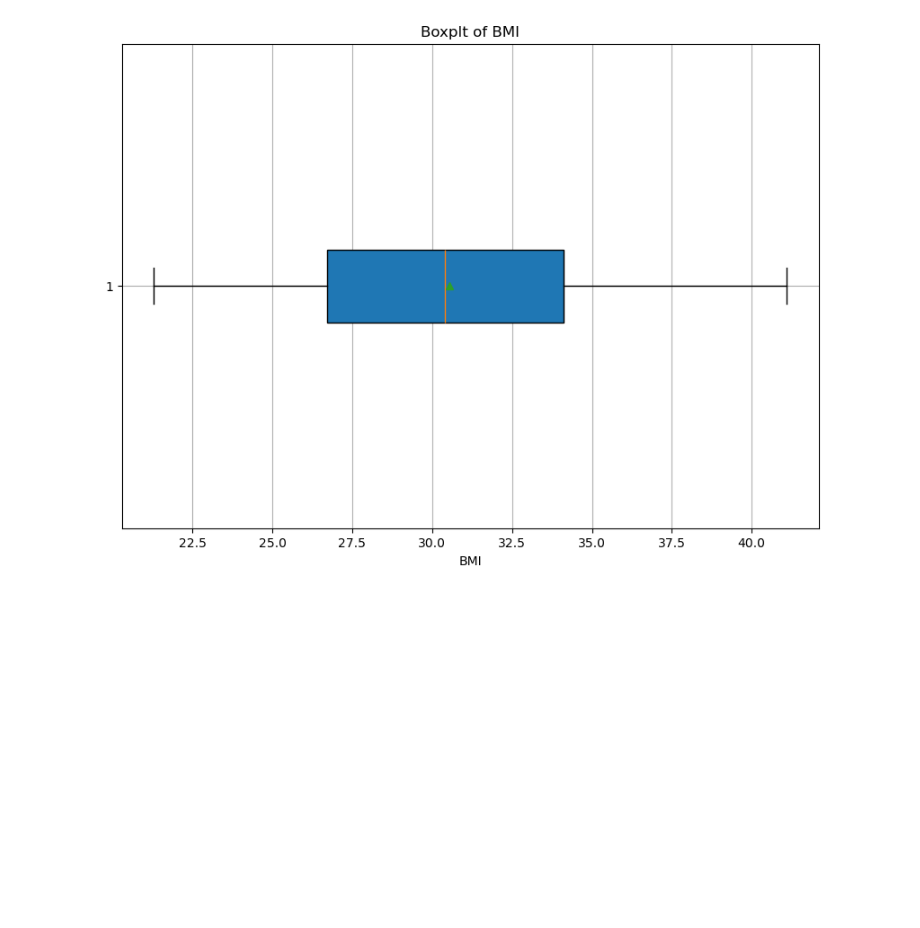
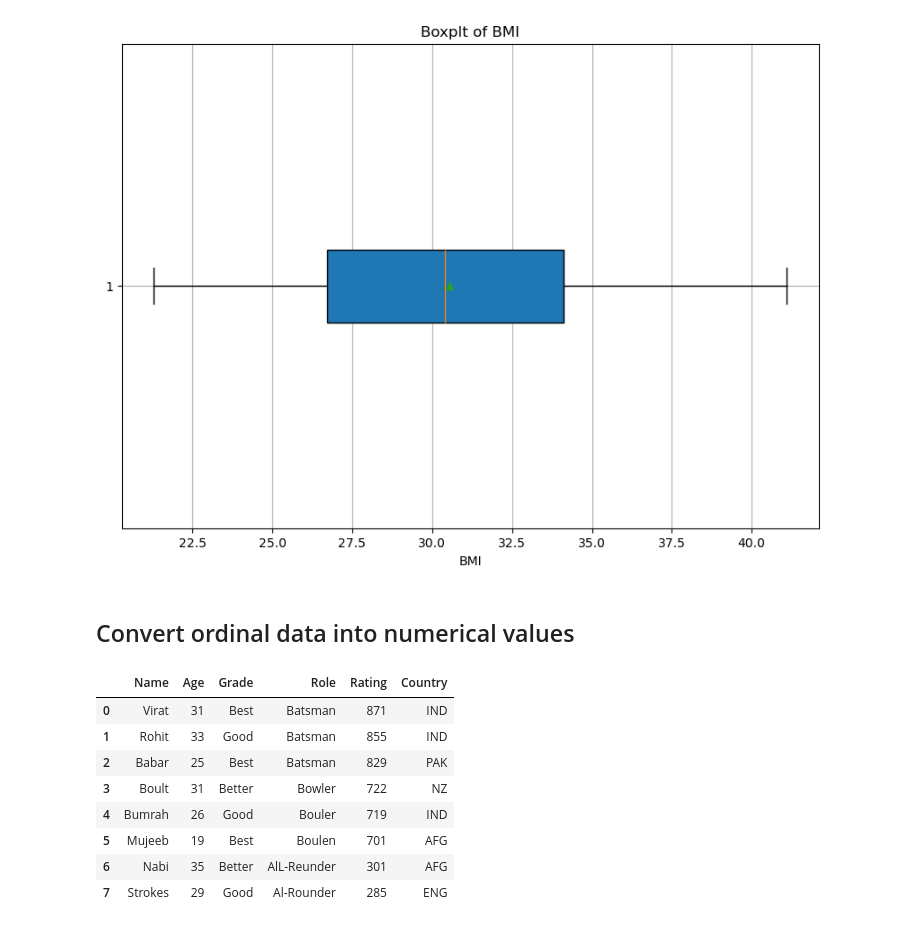
Before and after one commit to Malinda1/data_preprocessing, a Jupyter notebook: data preprocessing.ipynb, the cells around one changed output. Drawn from its saved outputs; the diff is of its cells as text; code cells hidden in the pictures; blank space fills up the shorter version.

Commit message:
Create a data frame called criketers

```diff
--- a/data preprocessing.ipynb
+++ b/data preprocessing.ipynb
@@ -382,3 +382,27 @@ plt.grid(True)
 plt.show()
 # %% [output]
 [figure]
+# %% [markdown]
+## Convert ordinal data into numerical values
+# %%
+# ICC Ranking Data of crickets [as of August 2020] https://www.espncricinfo.com/rankings/content/page/211270.html
+
+cricketers = {'Name': ['Virat', 'Rohit', 'Babar', 'Boult', 'Bumrah', 'Mujeeb', 'Nabi', 'Strokes'],
+              'Age': [31, 33, 25, 31, 26, 19, 35, 29 ],
+              'Grade': [ 'Best','Good', 'Best', 'Better', 'Good', 'Best', 'Better', 'Good'],
+              'Role': ['Batsman', 'Batsman', 'Batsman', 'Bowler', 'Bouler', 'Boulen', 'AlL-Reunder', 'Al-Rounder'],
+              'Rating': [871,855,829, 722,719,701,301,285],
+              'Country': ['IND', 'IND', 'PAK', 'NZ', 'IND', 'AFG', 'AFG', 'ENG']}
+# %%
+cricketers =  pd.DataFrame(cricketers)
+cricketers
+# %% [output]
+|  | Name | Age | Grade | Role | Rating | Country |
+| 0 | Virat | 31 | Best | Batsman | 871 | IND |
+| 1 | Rohit | 33 | Good | Batsman | 855 | IND |
+| 2 | Babar | 25 | Best | Batsman | 829 | PAK |
+| 3 | Boult | 31 | Better | Bowler | 722 | NZ |
+| 4 | Bumrah | 26 | Good | Bouler | 719 | IND |
+| 5 | Mujeeb | 19 | Best | Boulen | 701 | AFG |
+| 6 | Nabi | 35 | Better | AlL-Reunder | 301 | AFG |
+| 7 | Strokes | 29 | Good | Al-Rounder | 285 | ENG |
```
